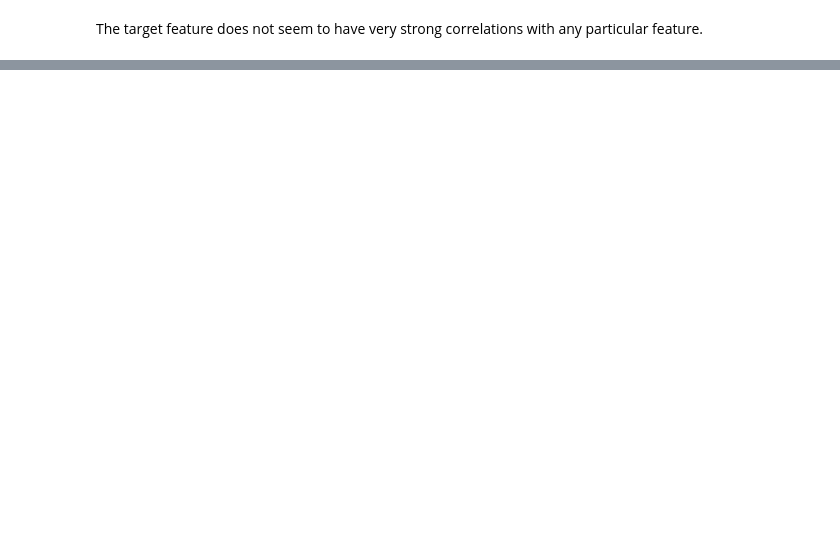
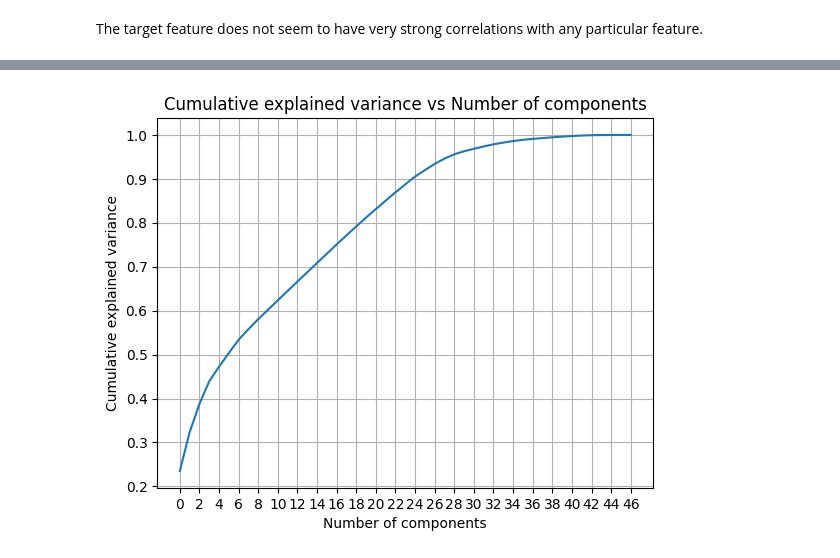
Before and after one commit to ibrahimmkhalid/data-245-project, a Jupyter notebook: exploring.sync.ipynb, the cells around one changed output, grey strips where cells are left out. Saved outputs shown, nothing was run; the diff lists cells and outputs as text; code cells hidden in the pictures; blank space fills up the shorter version.

```diff
--- a/exploring.sync.ipynb
+++ b/exploring.sync.ipynb
@@ -142,0 +164,20 @@ The target feature does not seem to have very strong correlations with any parti
+# %%
+X = df.drop(columns=["class"])
+y = df["class"]
+
+scaler = StandardScaler()
+X_scaled = scaler.fit_transform(X)
+
+pca = PCA(n_components=len(df.columns)-1)
+X_pca = pca.fit_transform(X_scaled)
+
+pca_cumsum = pca.explained_variance_ratio_.cumsum()
+plt.plot(pca_cumsum)
+plt.xlabel("Number of components")
+plt.ylabel("Cumulative explained variance")
+plt.title("Cumulative explained variance vs Number of components")
+plt.grid()
+plt.xticks(range(0, len(df.columns)-1, 2))
+plt.show()
+# %% [output]
+[figure, added]
```
Also changed, not shown: parts of 14 cells of this notebook.
